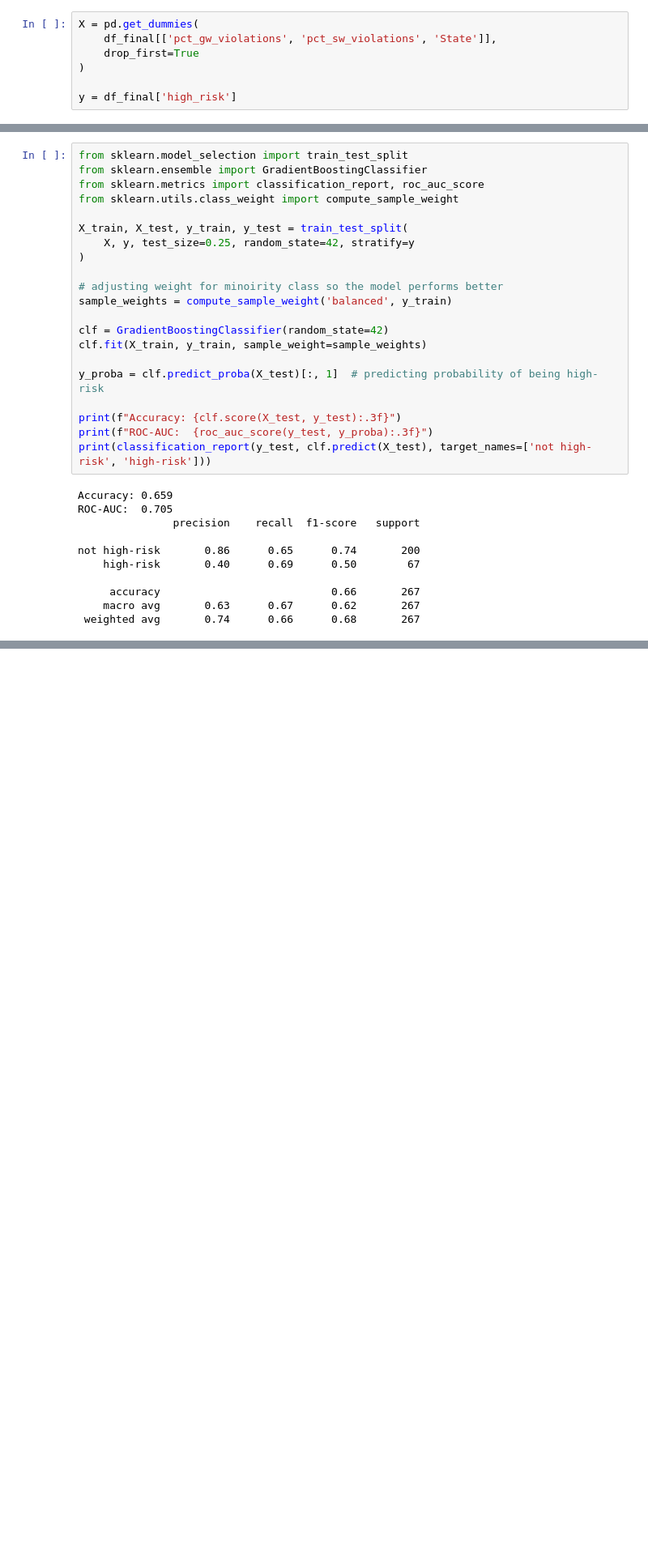
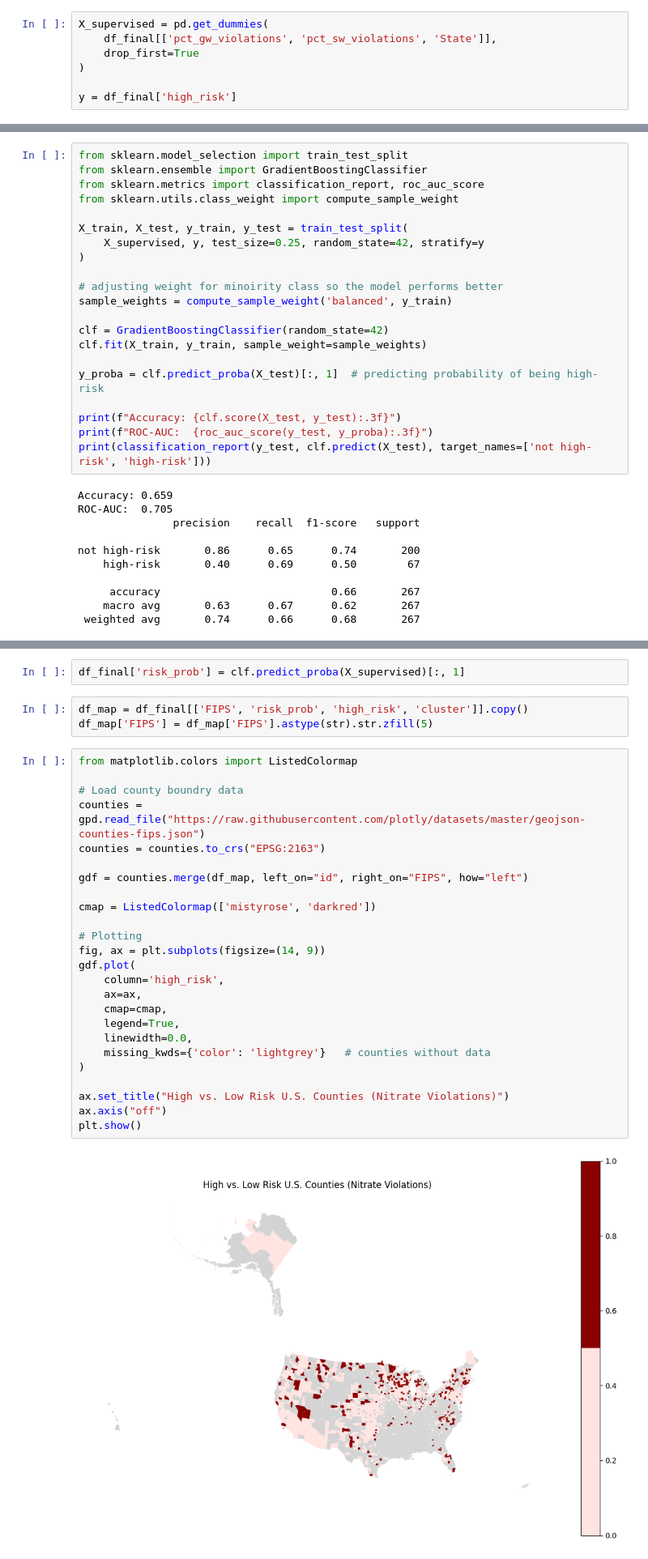
Before and after one commit to kpaters4/water-safety-research, a Jupyter notebook: DS_Studio_2_Project_3-1.ipynb, the cells around one changed output, grey strips where cells are left out. Shown at 81% size. Cells and saved outputs as stored; diff of their text form; blank space fills up the shorter version.

```diff
--- a/DS_Studio_2_Project_3-1.ipynb
+++ b/DS_Studio_2_Project_3-1.ipynb
@@ -101,7 +127,7 @@ df_final['high_risk'] = (df_final['violations_per_1000'] > threshold).astype(int
 # %% [markdown]
 #### Features and target
 # %%
-X = pd.get_dummies(
+X_supervised = pd.get_dummies(
     df_final[['pct_gw_violations', 'pct_sw_violations', 'State']],
     drop_first=True
 )
@@ -116,7 +142,7 @@ from sklearn.metrics import classification_report, roc_auc_score
 from sklearn.utils.class_weight import compute_sample_weight
 
 X_train, X_test, y_train, y_test = train_test_split(
-    X, y, test_size=0.25, random_state=42, stratify=y
+    X_supervised, y, test_size=0.25, random_state=42, stratify=y
 )
 
 # adjusting weight for minoirity class so the model performs better
@@ -197,0 +226,32 @@ cluster
+# %%
+df_final['risk_prob'] = clf.predict_proba(X_supervised)[:, 1]
+# %%
+df_map = df_final[['FIPS', 'risk_prob', 'high_risk', 'cluster']].copy()
+df_map['FIPS'] = df_map['FIPS'].astype(str).str.zfill(5)
+# %%
+from matplotlib.colors import ListedColormap
+
+# Load county boundry data
+counties = gpd.read_file("https://raw.githubusercontent.com/plotly/datasets/master/geojson-counties-fips.json")
+counties = counties.to_crs("EPSG:2163")
+
+gdf = counties.merge(df_map, left_on="id", right_on="FIPS", how="left")
+
+cmap = ListedColormap(['mistyrose', 'darkred'])
+
+# Plotting
+fig, ax = plt.subplots(figsize=(14, 9))
+gdf.plot(
+    column='high_risk',
+    ax=ax,
+    cmap=cmap,
+    legend=True,
+    linewidth=0.0,
+    missing_kwds={'color': 'lightgrey'}   # counties without data
+)
+
+ax.set_title("High vs. Low Risk U.S. Counties (Nitrate Violations)")
+ax.axis("off")
+plt.show()
+# %% [output]
+[figure, added]
```
Also changed, not shown: parts of 5 cells of this notebook.
